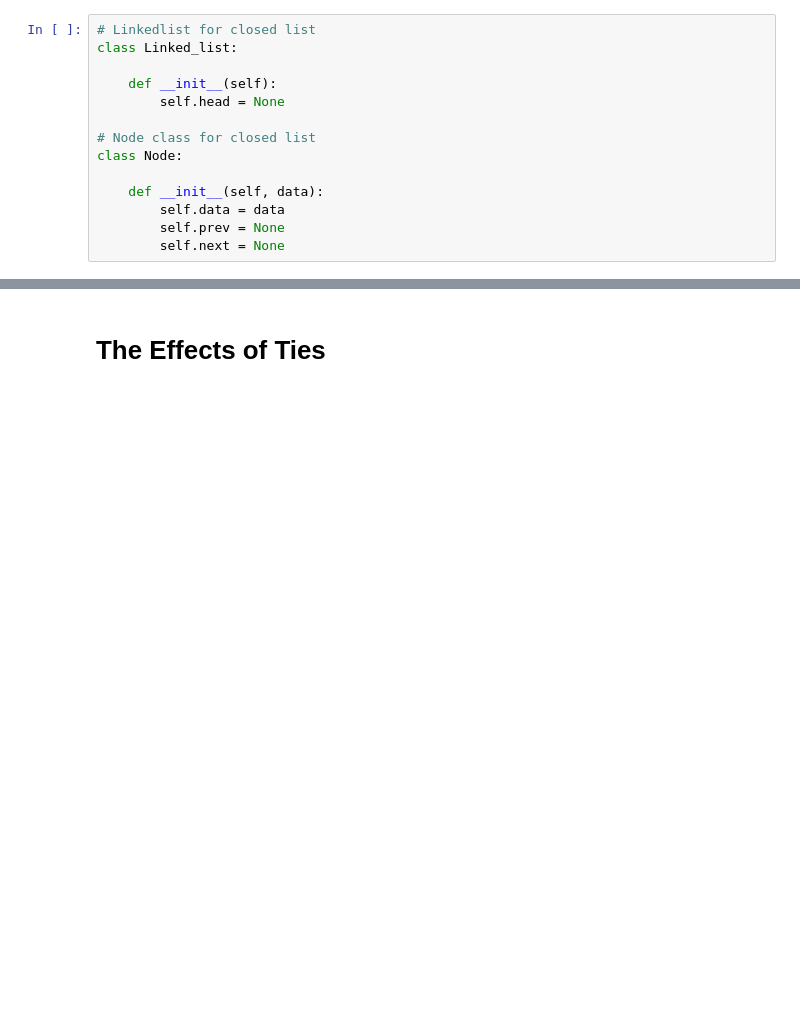
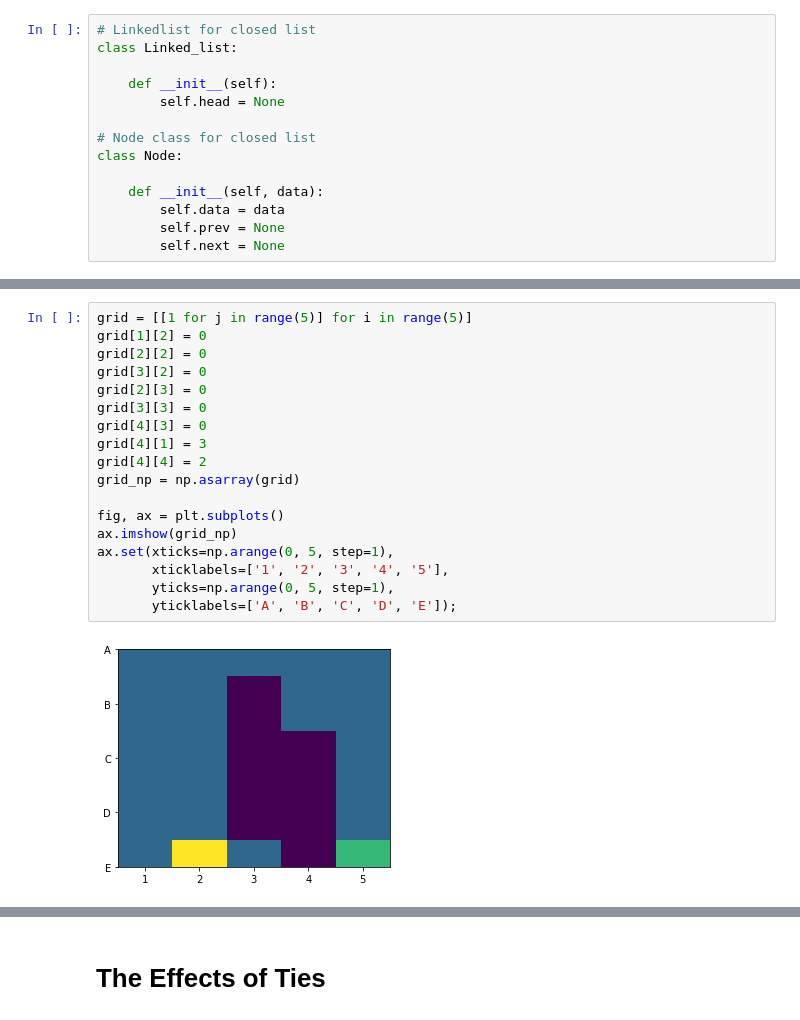
Before and after one commit to brianyi14/fast-trajectory-replanning, a Jupyter notebook: report_code.ipynb, the cells around one changed output, grey strips where cells are left out. Drawn from its saved outputs; the diff is of its cells as text; blank space fills up the shorter version.

```diff
--- a/report_code.ipynb
+++ b/report_code.ipynb
@@ -653,0 +823,20 @@ def print_agent_map(final_path, total_states):
+# %%
+grid = [[1 for j in range(5)] for i in range(5)]
+grid[1][2] = 0
+grid[2][2] = 0
+grid[3][2] = 0
+grid[2][3] = 0
+grid[3][3] = 0
+grid[4][3] = 0
+grid[4][1] = 3
+grid[4][4] = 2
+grid_np = np.asarray(grid)
+
+fig, ax = plt.subplots()
+ax.imshow(grid_np)
+ax.set(xticks=np.arange(0, 5, step=1),
+       xticklabels=['1', '2', '3', '4', '5'],
+       yticks=np.arange(0, 5, step=1),
+       yticklabels=['A', 'B', 'C', 'D', 'E']);
+# %% [output]
+[figure, added]
```
Also changed, not shown: parts of 64 cells of this notebook, 1 other file.
